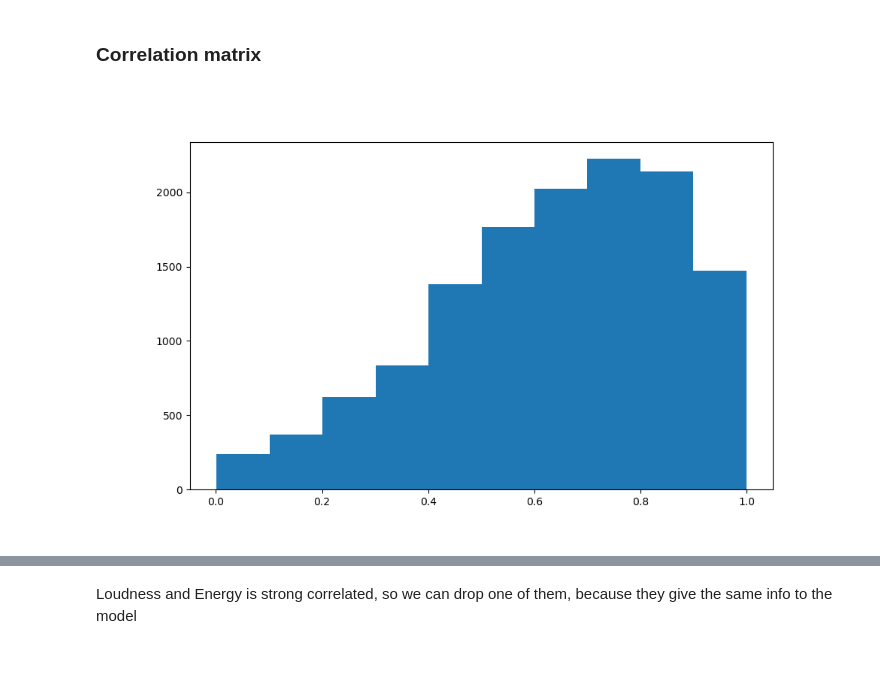
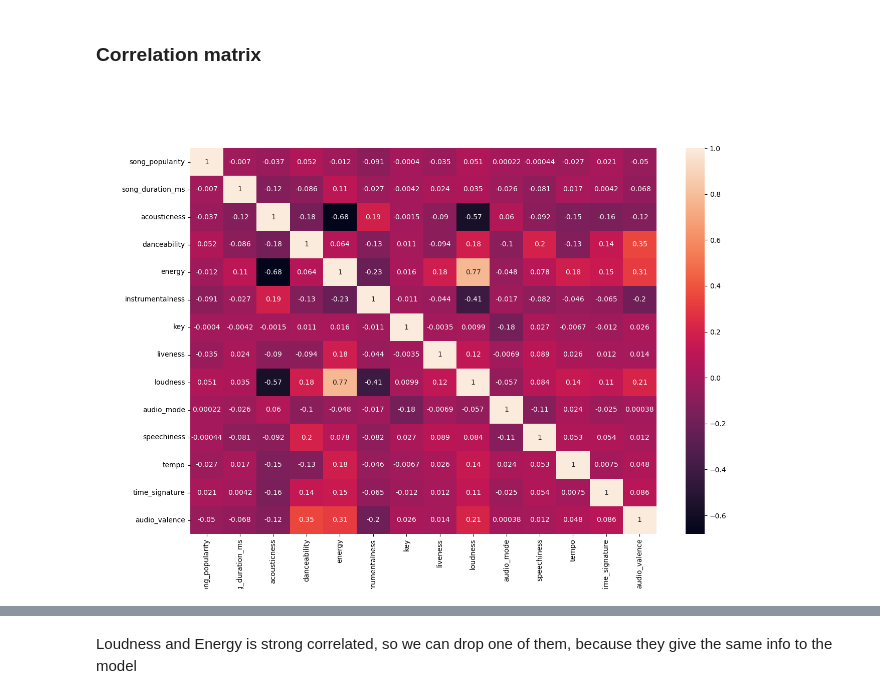
Before and after one commit to EmileJ11/MachineLearning, a Jupyter notebook: src/NN_regression.ipynb, the cells around one changed output, grey strips where cells are left out. Drawn from its saved outputs; the diff is of its cells as text; code cells hidden in the pictures; blank space fills up the shorter version.

```diff
--- a/src/NN_regression.ipynb
+++ b/src/NN_regression.ipynb
@@ -81,12 +83,8 @@ False
 # %% [markdown]
 ### Correlation matrix
 # %%
-#plt.figure(figsize=(15,10))
-#sns.heatmap(df.corr(),annot= True,)
-#plt.show()
+plt.figure(figsize=(15,10))
+sns.heatmap(df.corr(),annot= True,)
+plt.show()
+# %% [output]
+[figure, added]
-# %%
-#df.hist(column=['energy', 'loudness'])
-plt.hist(df['energy'])
-plt.show()
-# %% [output]
-[figure, removed]
```
Also changed, not shown: parts of 32 cells of this notebook, 1 other file.
